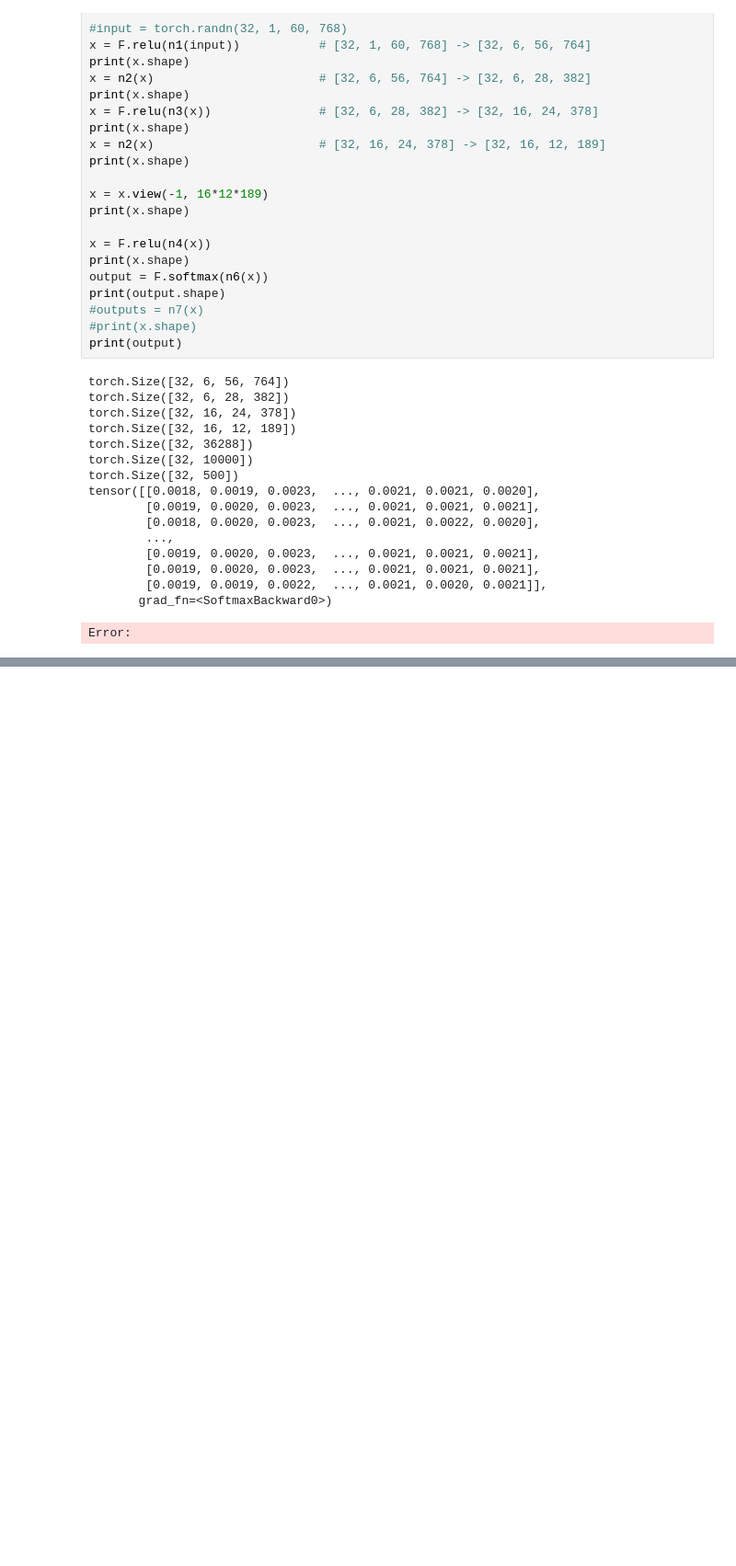
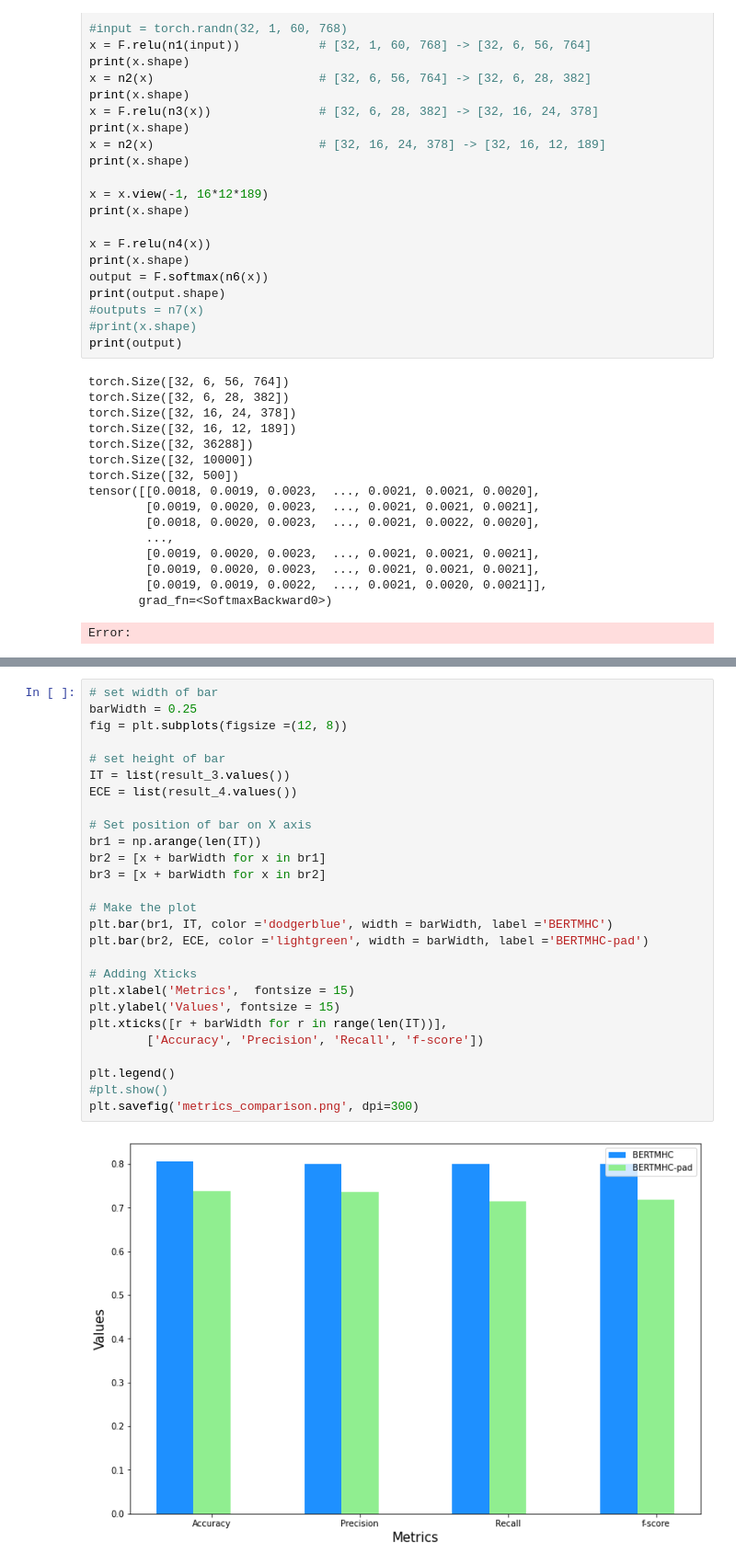
Before and after one commit to arceda/neoantigen, a Jupyter notebook: BERTMHC/bertmhc/dataloader.ipynb, the cells around one changed output, grey strips where cells are left out. Shown: that part at 92% size. Drawn from its saved outputs; the diff is of its cells as text; blank space fills up the shorter version.

```diff
--- a/BERTMHC/bertmhc/dataloader.ipynb
+++ b/BERTMHC/bertmhc/dataloader.ipynb
@@ -381,0 +531,29 @@ Error:
+# %%
+# set width of bar
+barWidth = 0.25
+fig = plt.subplots(figsize =(12, 8))
+
+# set height of bar
+IT = list(result_3.values())
+ECE = list(result_4.values())
+
+# Set position of bar on X axis
+br1 = np.arange(len(IT))
+br2 = [x + barWidth for x in br1]
+br3 = [x + barWidth for x in br2]
+
+# Make the plot
+plt.bar(br1, IT, color ='dodgerblue', width = barWidth, label ='BERTMHC')
+plt.bar(br2, ECE, color ='lightgreen', width = barWidth, label ='BERTMHC-pad')
+
+# Adding Xticks
+plt.xlabel('Metrics',  fontsize = 15)
+plt.ylabel('Values', fontsize = 15)
+plt.xticks([r + barWidth for r in range(len(IT))],
+        ['Accuracy', 'Precision', 'Recall', 'f-score'])
+
+plt.legend()
+#plt.show()
+plt.savefig('metrics_comparison.png', dpi=300)
+# %% [output]
+[figure, added]
```
Also changed, not shown: parts of 11 cells of this notebook, 4 other files.
